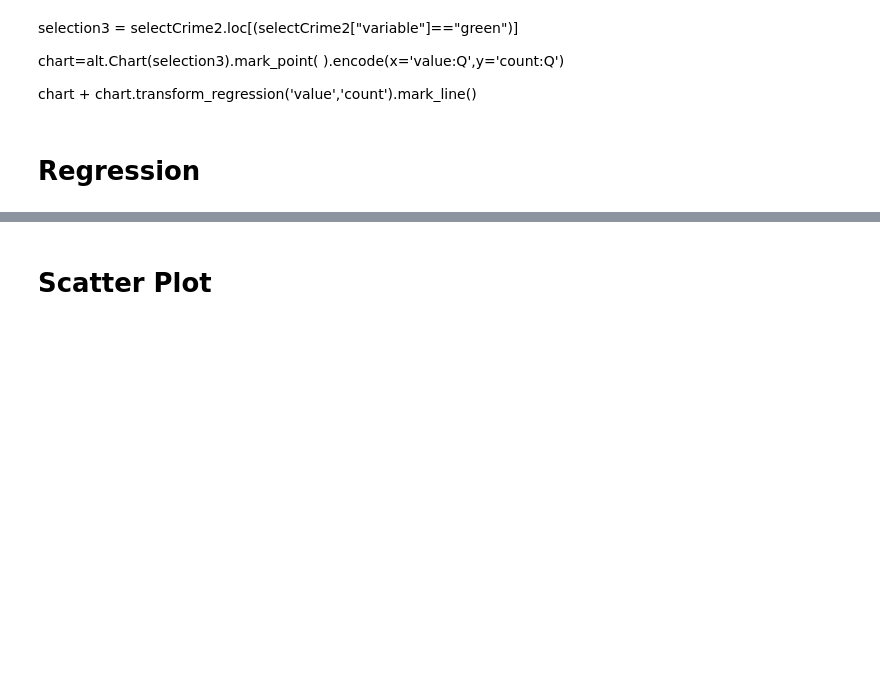
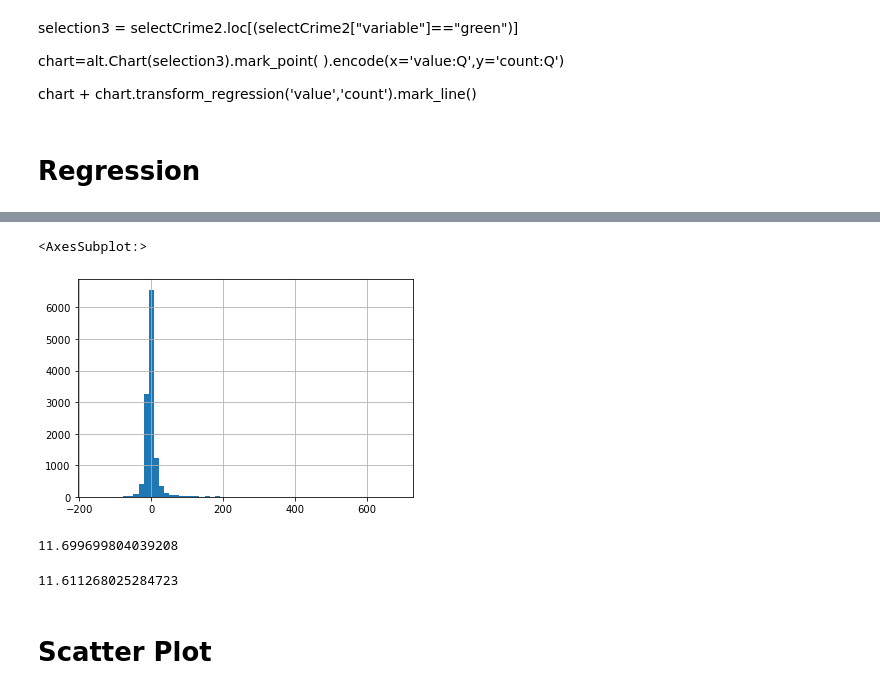
Before and after one commit to Zheng-Zhen/street-view-our-safety, a Jupyter notebook: data/correlation.ipynb, the cells around one changed output, grey strips where cells are left out. Drawn from its saved outputs; the diff is of its cells as text; code cells hidden in the pictures; blank space fills up the shorter version.

```diff
--- a/data/correlation.ipynb
+++ b/data/correlation.ipynb
@@ -136,0 +154,4 @@ CorrelationPlot = (CI + coefficient)
+# %%
+model_p = sm.Poisson(y, X)
+results_p = model_p.fit()
+print(results_p.summary())
@@ -137,2 +181,15 @@ CorrelationPlot = (CI + coefficient)
+# %%
+pd.Series(results_p.resid).hist(bins=60)
+# %% [output]
+<AxesSubplot:>
+[figure, added]
+# %%
+pd.Series(results.resid).abs().mean()
+# %% [output]
+11.699699804039208
+# %%
+pd.Series(results_p.resid).abs().mean()
+# %% [output]
+11.611268025284723
 # %% [markdown]
 # Scatter Plot
```
Also changed, not shown: parts of 17 cells of this notebook, 6 other files.
